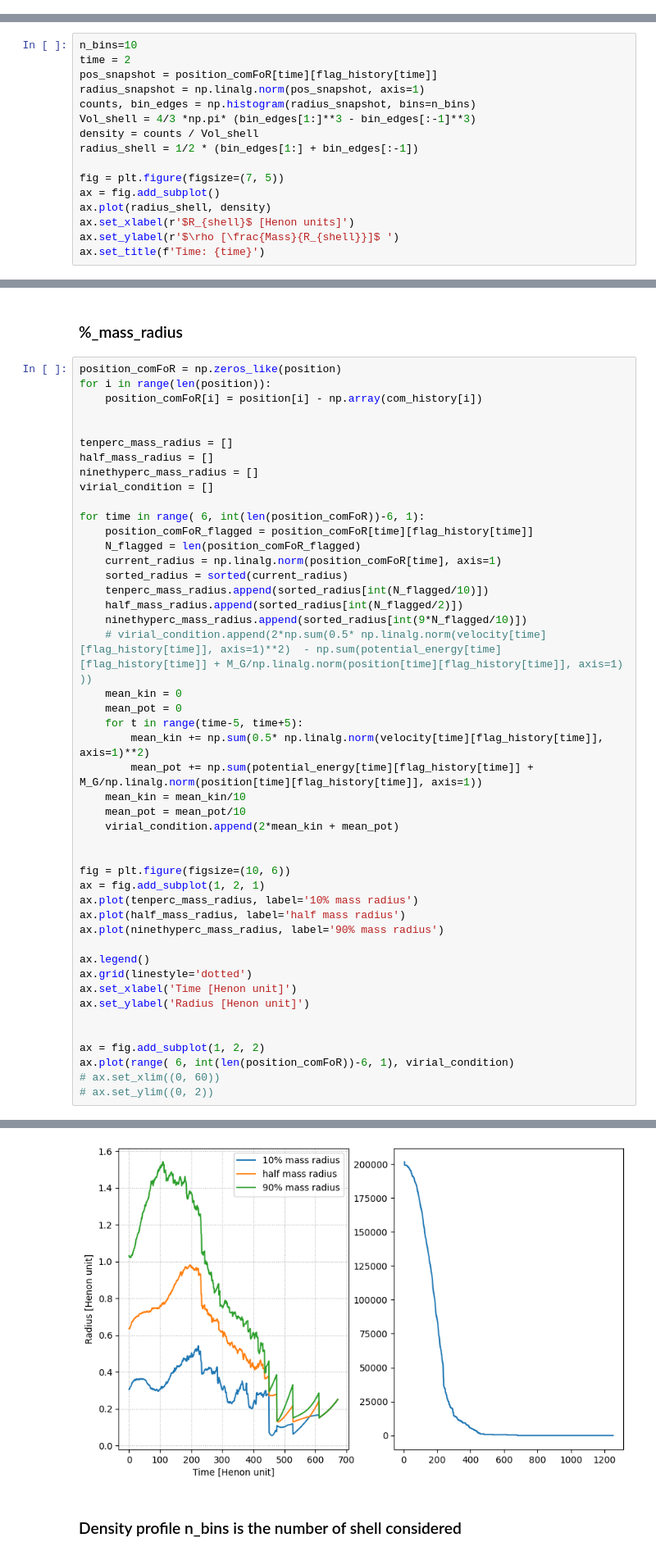
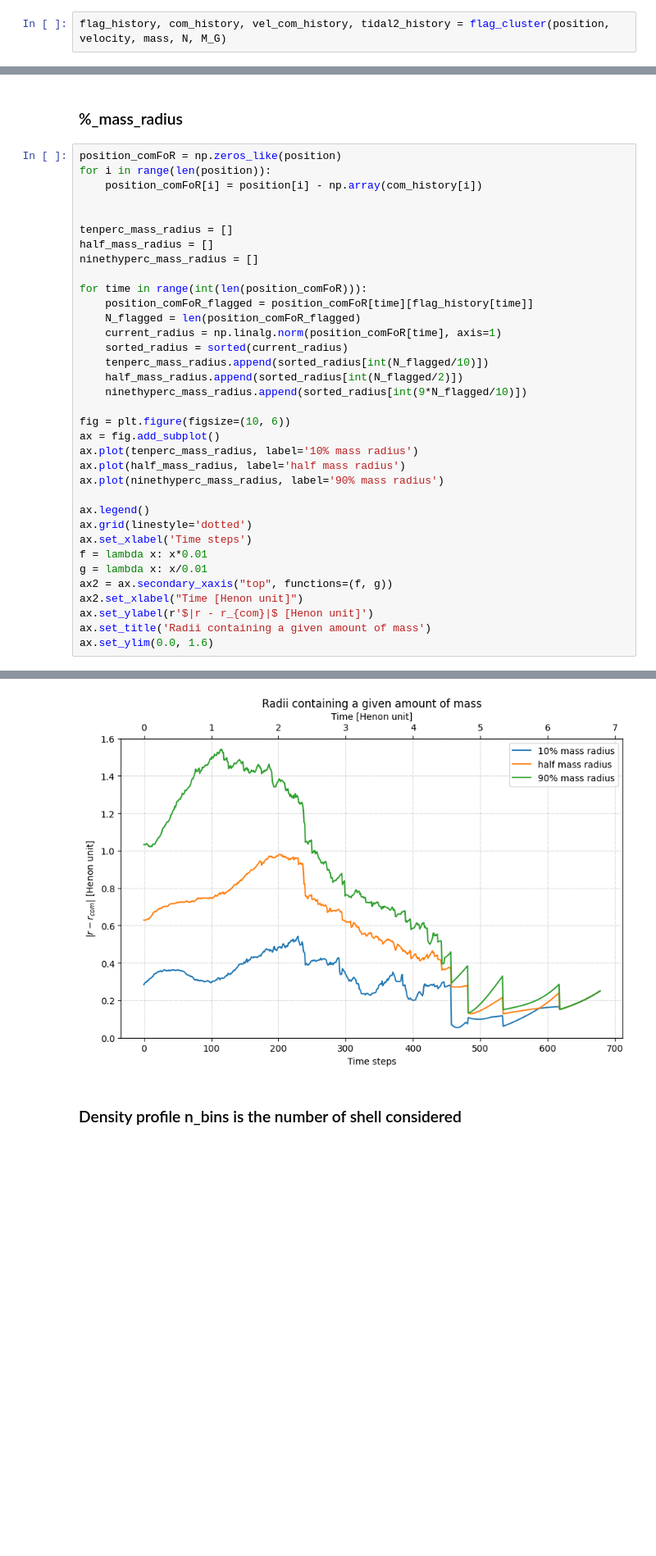
Before and after one commit to Berto70/pod_compastro23, a Jupyter notebook: Project/Analysis.ipynb, the cells around one changed output, grey strips where cells are left out. Shown at 82% size. Cells and saved outputs as stored; diff of their text form; blank space fills up the shorter version.

```diff
--- a/Project/Analysis.ipynb
+++ b/Project/Analysis.ipynb
@@ -185 +156,3 @@ for snapshot in tqdm(range(len(position))):
+# %%
+flag_history, com_history, vel_com_history, tidal2_history = flag_cluster(position, velocity, mass, N, M_G)
 # %% [markdown]
@@ -313,16 +168,0 @@ ax.set_ylabel('Radius [Henon unit]')
-# %%
-n_bins=10
-time = 2
-pos_snapshot = position_comFoR[time][flag_history[time]]
-radius_snapshot = np.linalg.norm(pos_snapshot, axis=1)
-counts, bin_edges = np.histogram(radius_snapshot, bins=n_bins)
-Vol_shell = 4/3 *np.pi* (bin_edges[1:]**3 - bin_edges[:-1]**3)
-density = counts / Vol_shell
-radius_shell = 1/2 * (bin_edges[1:] + bin_edges[:-1])
-
-fig = plt.figure(figsize=(7, 5))
-ax = fig.add_subplot()
-ax.plot(radius_shell, density)
-ax.set_xlabel(r'$R_{shell}$ [Henon units]')
-ax.set_ylabel(r'$\rho [\frac{Mass}{R_{shell}}]$ ')
-ax.set_title(f'Time: {time}')
@@ -414,9 +179,8 @@ for i in range(len(position)):
 tenperc_mass_radius = []
 half_mass_radius = []
 ninethyperc_mass_radius = []
-virial_condition = []
 
-for time in range( 6, int(len(position_comFoR))-6, 1):
+for time in range(int(len(position_comFoR))):
     position_comFoR_flagged = position_comFoR[time][flag_history[time]]
     N_flagged = len(position_comFoR_flagged)
     current_radius = np.linalg.norm(position_comFoR[time], axis=1)
@@ -424,31 +188,21 @@ for time in range( 6, int(len(position_comFoR))-6, 1):
     tenperc_mass_radius.append(sorted_radius[int(N_flagged/10)])
     half_mass_radius.append(sorted_radius[int(N_flagged/2)])
     ninethyperc_mass_radius.append(sorted_radius[int(9*N_flagged/10)])
-    # virial_condition.append(2*np.sum(0.5* np.linalg.norm(velocity[time][flag_history[time]], axis=1)**2)  - np.sum(potential_energy[time][flag_history[time]] + M_G/np.linalg.norm(position[time][flag_history[time]], axis=1)  ))
-    mean_kin = 0
-    mean_pot = 0
-    for t in range(time-5, time+5):
-        mean_kin += np.sum(0.5* np.linalg.norm(velocity[time][flag_history[time]], axis=1)**2)
-        mean_pot += np.sum(potential_energy[time][flag_history[time]] + M_G/np.linalg.norm(position[time][flag_history[time]], axis=1))
-    mean_kin = mean_kin/10
-    mean_pot = mean_pot/10
-    virial_condition.append(2*mean_kin + mean_pot)
-
 
 fig = plt.figure(figsize=(10, 6))
-ax = fig.add_subplot(1, 2, 1)
+ax = fig.add_subplot()
 ax.plot(tenperc_mass_radius, label='10% mass radius')
 ax.plot(half_mass_radius, label='half mass radius')
 ax.plot(ninethyperc_mass_radius, label='90% mass radius')
 
 ax.legend()
 ax.grid(linestyle='dotted')
-ax.set_xlabel('Time [Henon unit]')
-ax.set_ylabel('Radius [Henon unit]')
-
-
-ax = fig.add_subplot(1, 2, 2)
-ax.plot(range( 6, int(len(position_comFoR))-6, 1), virial_condition)
-# ax.set_xlim((0, 60))
-# ax.set_ylim((0, 2))
+ax.set_xlabel('Time steps')
+f = lambda x: x*0.01
+g = lambda x: x/0.01
+ax2 = ax.secondary_xaxis("top", functions=(f, g))
+ax2.set_xlabel("Time [Henon unit]")
+ax.set_ylabel(r'$|r - r_{com}|$ [Henon unit]')
+ax.set_title('Radii containing a given amount of mass')
+ax.set_ylim(0.0, 1.6)
 # %% [output]
@@ -456,4 +210,4 @@ ax.plot(range( 6, int(len(position_comFoR))-6, 1), virial_condition)
-[figure, old version]
+[figure, new version]
 # %% [markdown]
 ### Density profile n_bins is the number of shell considered
 # %%
```
Also changed, not shown: parts of 72 cells of this notebook.
